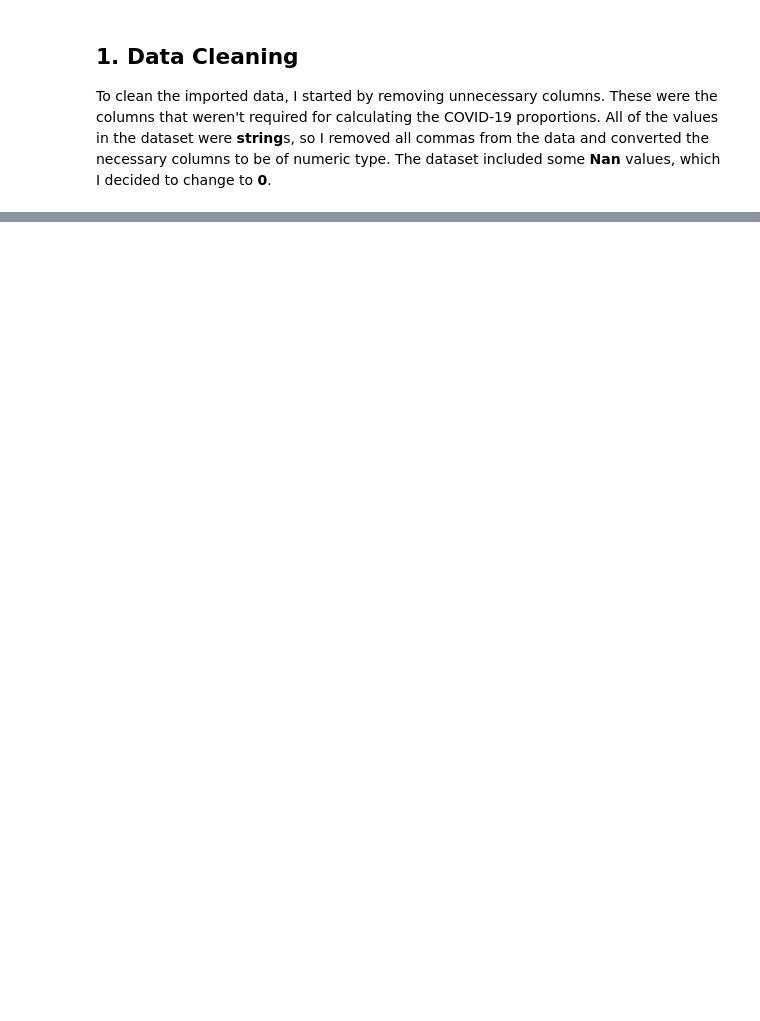
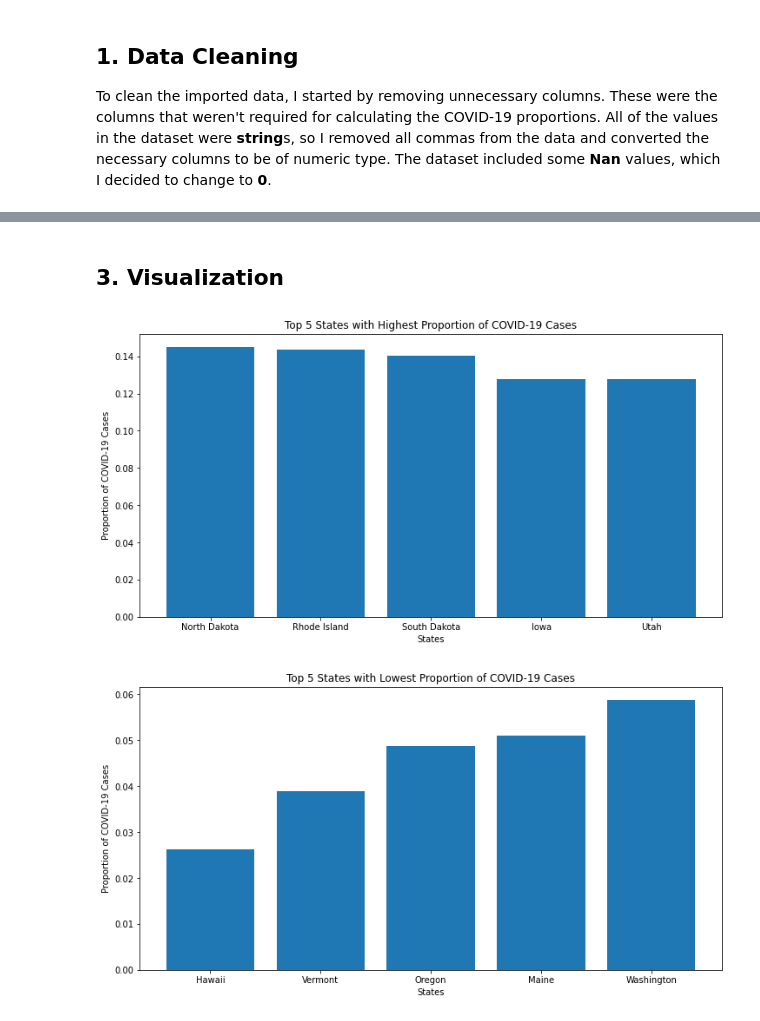
Before and after one commit to spitzer4/global-pandemic-data, a Jupyter notebook: analysis.ipynb, the cells around one changed output, grey strips where cells are left out. Saved outputs shown, nothing was run; the diff lists cells and outputs as text; code cells hidden in the pictures; blank space fills up the shorter version.

```diff
--- a/analysis.ipynb
+++ b/analysis.ipynb
@@ -84,0 +80,28 @@ data_frame
+# %% [markdown]
+## 3. Visualization ##
+# %%
+import matplotlib
+import matplotlib.pyplot as plt
+
+plt.figure(figsize=(12, 6))
+top_5_highest_props = data_frame.sort_values('Total Cases / Population', ascending=False).head(5)
+x = range(5)
+plt.bar(x, top_5_highest_props['Total Cases / Population'])
+plt.xticks(x, top_5_highest_props['State'])
+plt.xlabel('States')
+plt.ylabel('Proportion of COVID-19 Cases')
+plt.title('Top 5 States with Highest Proportion of COVID-19 Cases')
+plt.show()
+
+plt.figure(figsize=(12, 6))
+top_5_lowest_props = data_frame.sort_values('Total Cases / Population', ascending=True).head(5)
+x = range(5)
+plt.bar(x, top_5_lowest_props['Total Cases / Population'])
+plt.xticks(x, top_5_lowest_props['State'])
+plt.xlabel('States')
+plt.ylabel('Proportion of COVID-19 Cases')
+plt.title('Top 5 States with Lowest Proportion of COVID-19 Cases')
+plt.show()
+# %% [output]
+[figure, added]
+[figure, added]
```
Also changed, not shown: parts of 3 cells of this notebook.
